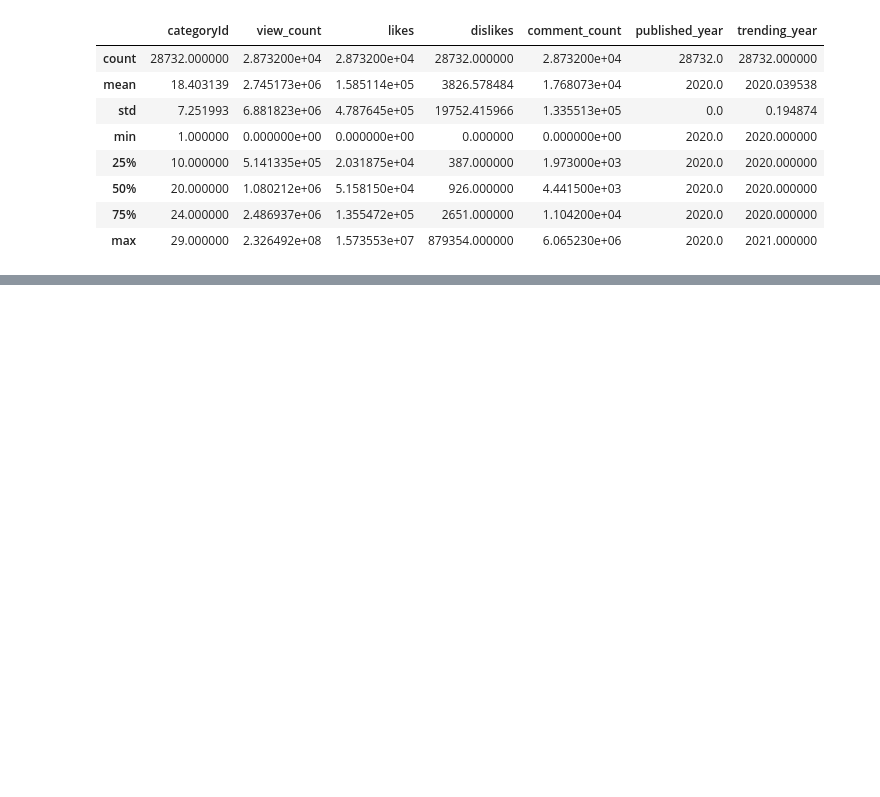
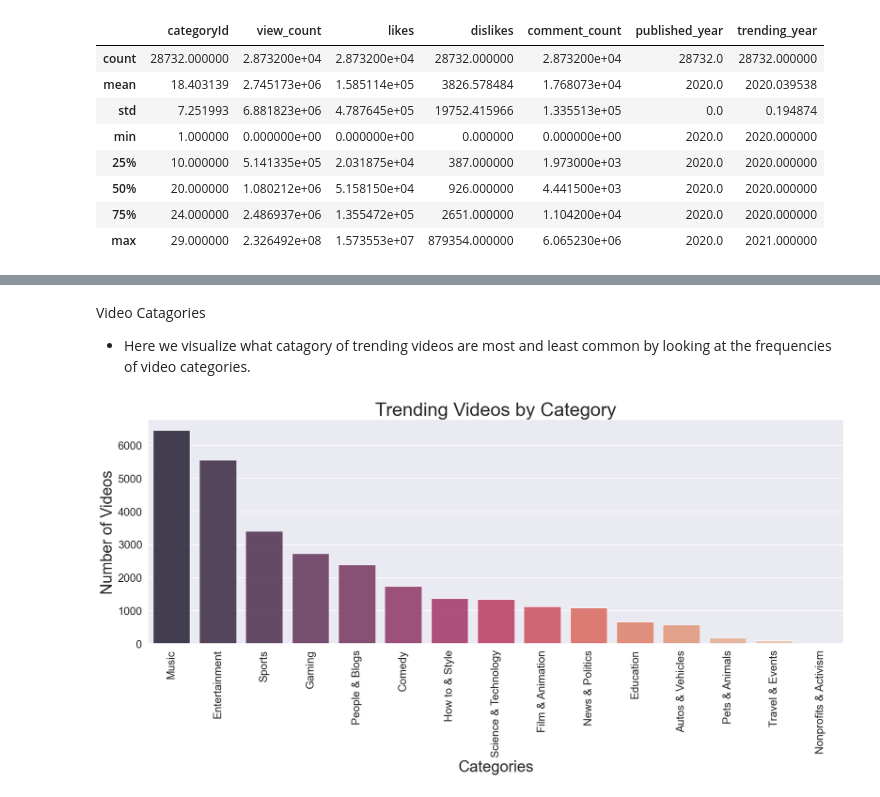
Before and after one commit to lewah/mangosplit, a Jupyter notebook: YOUTUBE/youtube_analysis.ipynb, the cells around one changed output, grey strips where cells are left out. Cells and saved outputs as stored; diff of their text form; code cells hidden in the pictures; blank space fills up the shorter version.

```diff
--- a/YOUTUBE/youtube_analysis.ipynb
+++ b/YOUTUBE/youtube_analysis.ipynb
@@ -189,0 +347,16 @@ viewsdf = df_2020[df_2020['view_count'] >= 2000000]
+# %%
+df_2020.loc[df_2020['categoryId']==10, 'videoCategory'] = 'Music'
+df_2020.loc[df_2020['categoryId']==24, 'videoCategory'] = 'Entertainment'
+df_2020.loc[df_2020['categoryId']==17, 'videoCategory'] = 'Sports'
+df_2020.loc[df_2020['categoryId']==20, 'videoCategory'] = 'Gaming'
+df_2020.loc[df_2020['categoryId']==22, 'videoCategory'] = 'People & Blogs'
+df_2020.loc[df_2020['categoryId']==23, 'videoCategory'] = 'Comedy'
+df_2020.loc[df_2020['categoryId']==26, 'videoCategory'] = 'How to & Style'
+df_2020.loc[df_2020['categoryId']==28, 'videoCategory'] = 'Science & Technology'
+df_2020.loc[df_2020['categoryId']==1, 'videoCategory'] = 'Film & Animation'
+df_2020.loc[df_2020['categoryId']==25, 'videoCategory'] = 'News & Politics'
+df_2020.loc[df_2020['categoryId']==27, 'videoCategory'] = 'Education'
+df_2020.loc[df_2020['categoryId']==2, 'videoCategory'] = 'Autos & Vehicles'
+df_2020.loc[df_2020['categoryId']==15, 'videoCategory'] = 'Pets & Animals'
+df_2020.loc[df_2020['categoryId']==19, 'videoCategory'] = 'Travel & Events'
+df_2020.loc[df_2020['categoryId']==29, 'videoCategory'] = 'Nonprofits & Activism'
@@ -189,0 +390,22 @@ viewsdf = df_2020[df_2020['view_count'] >= 2000000]
+# %% [markdown]
+Video Catagories
+
+* Here we visualize what catagory of trending videos are most and least common by looking at the frequencies of video categories.
+# %%
+# Bar graph for number of videos per category
+sns.set_style("darkgrid")
+sns.set(font_scale=1.6)
+
+categories = df_2020['videoCategory'].value_counts()
+
+plt.figure(figsize=(20,6.5))
+sns.barplot(x=categories.index, y=categories.values, alpha=0.8, palette="rocket")
+
+sns.set(font_scale=1.6)
+plt.xticks(rotation=90)
+plt.xlabel('Categories', fontsize=25)
+plt.ylabel('Number of Videos', fontsize=25)
+plt.title('Trending Videos by Category', fontsize=30)
+plt.show()
+# %% [output]
+[figure, added]
```
Also changed, not shown: parts of 27 cells of this notebook, 1 other file.
